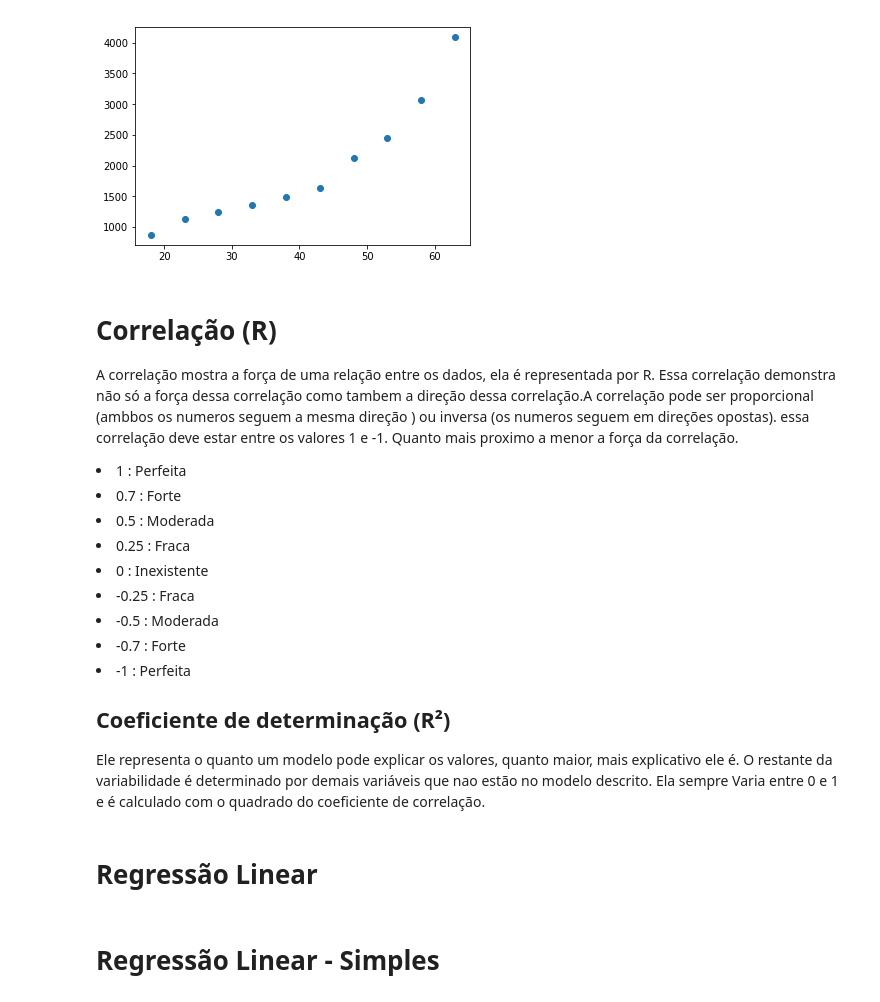
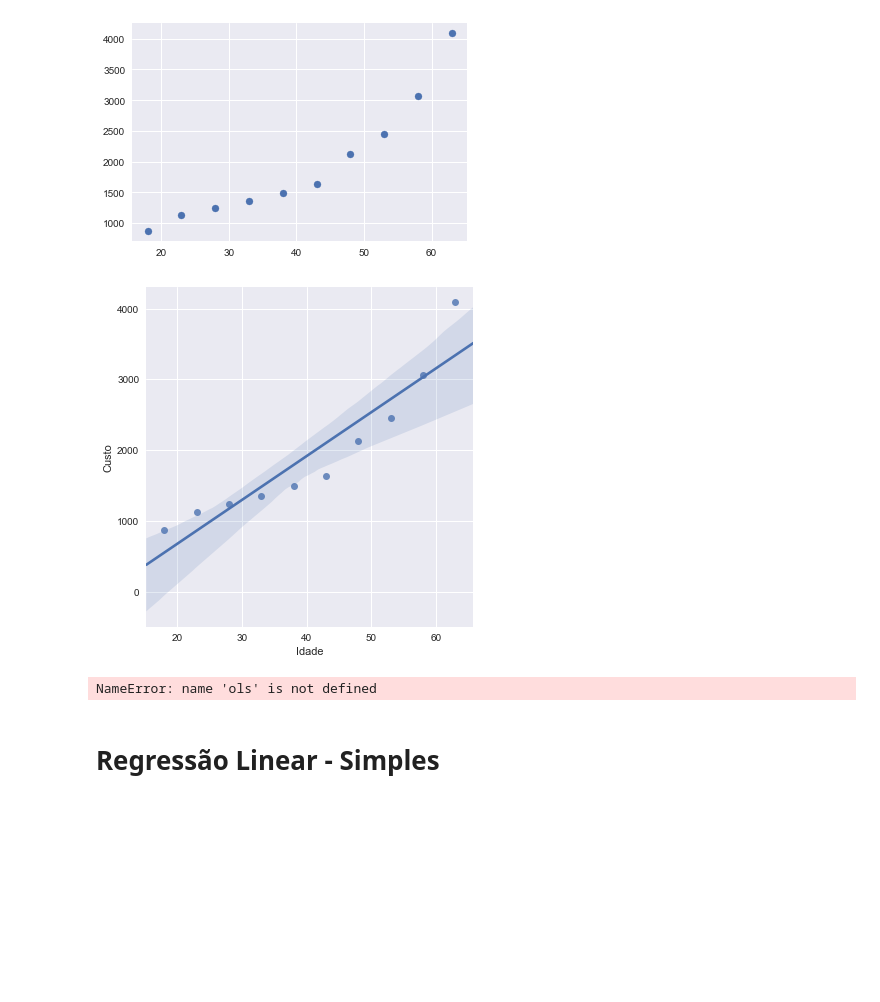
Before and after one commit to RubensSJunior/resumo_data_science, a Jupyter notebook: Formação Cientista de Dados/Estatística II.ipynb, the cells around one changed output. Drawn from its saved outputs; the diff is of its cells as text; code cells hidden in the pictures; blank space fills up the shorter version.

Commit message:
Add Regressão Linear

```diff
--- a/Formação Cientista de Dados/Estatística II.ipynb
+++ b/Formação Cientista de Dados/Estatística II.ipynb
@@ -12,36 +48,24 @@ Atravez da analise de duas ou mais variáriaveis é possivel descobrir se existe
 # %%
 #Criação dos campos a serem relacionados
 idade = pd.Series([18,23,28,33,38,43,48,53,58,63])
 custo = pd.Series([871,1132,1242,1356,1488,1638,2130,2454,3066,4090])
 #Criação do DataFrame com as analises
 data = pd.DataFrame({'Idade' : idade,'Custo' :custo })
 #Exibindo os Gráficos
 plt.scatter(data['Idade'],data['Custo'])
+a = sns.lmplot(x="Idade", y="Custo", size=5.5, data=data)
 plt.show()
 # %% [output]
-[figure, old version]
+[figure, new version]
+[figure, added]
-# %% [markdown]
-<h1>Correlação (R)</h1>
-
-A correlação mostra a força de uma relação entre os dados, ela é representada por R.
-Essa correlação demonstra não só a força dessa correlação como tambem a direção dessa correlação.A correlação pode ser proporcional (ambbos os numeros seguem a mesma direção ) ou inversa (os numeros seguem em direções opostas). essa correlação deve estar entre os valores 1 e -1. Quanto mais proximo a  menor a força da correlação.
-
-<li>1 : Perfeita</li>
-<li>0.7 : Forte</li>
-<li>0.5  : Moderada</li>
-<li>0.25 : Fraca</li>
-<li>0 : Inexistente</li>
-<li>-0.25 : Fraca</li>
-<li>-0.5  : Moderada</li>
-<li>-0.7 : Forte</li>
-<li>-1 : Perfeita</li>
-
-
-<h2>Coeficiente de determinação (R²)</h2>
-Ele representa o quanto um modelo pode explicar os valores, quanto maior, mais explicativo ele é. O restante da variabilidade é determinado por demais variáveis que nao estão no modelo descrito.
-Ela sempre Varia entre 0 e 1 e é calculado com o quadrado do coeficiente de correlação.
-# %% [markdown]
-<h1>Regressão Linear</h1>
+# %%
+
+
+linmodel = ols(y = trees['Volume'][0:20], x = trees[['Girth', 'Height']][0:20])
+linpred = linmodel.predict(x = trees[['Girth', 'Height']][20:31])
+plt.scatter(linpred,trees['Volume'][20:31])
+# %% [output]
+NameError: name 'ols' is not defined
 # %% [markdown]
 <h1>Regressão Linear - Simples</h1>
 # %% [markdown]
```
Also changed, not shown: parts of 2 cells of this notebook.
